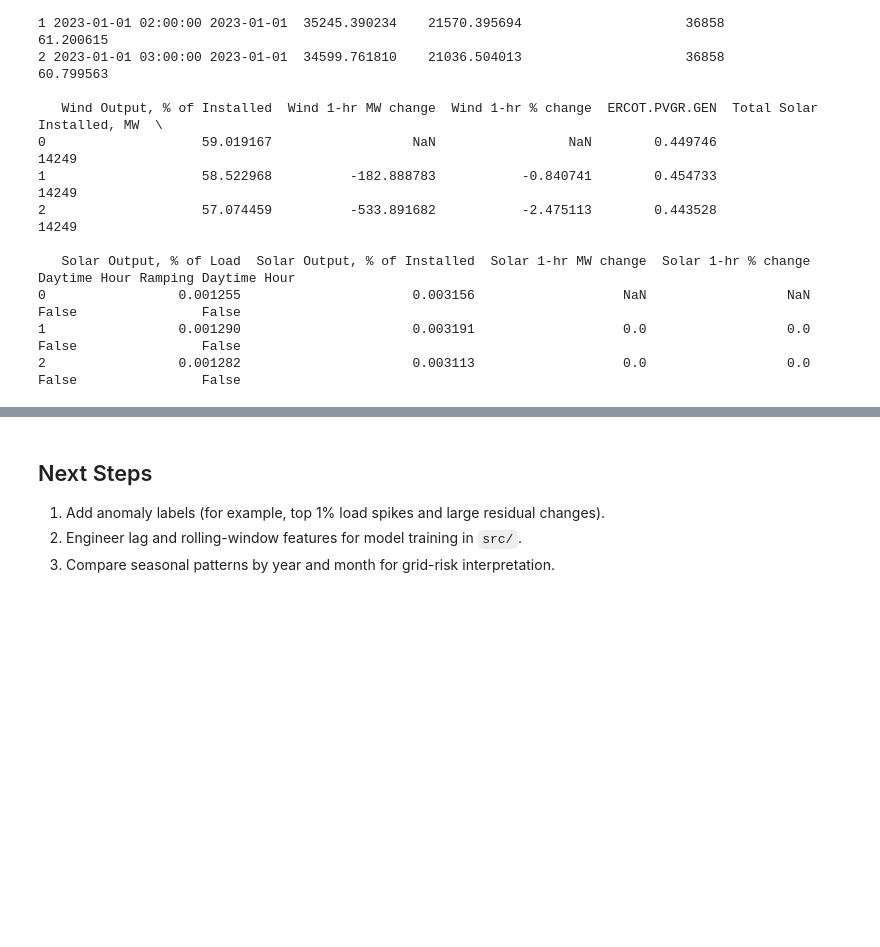
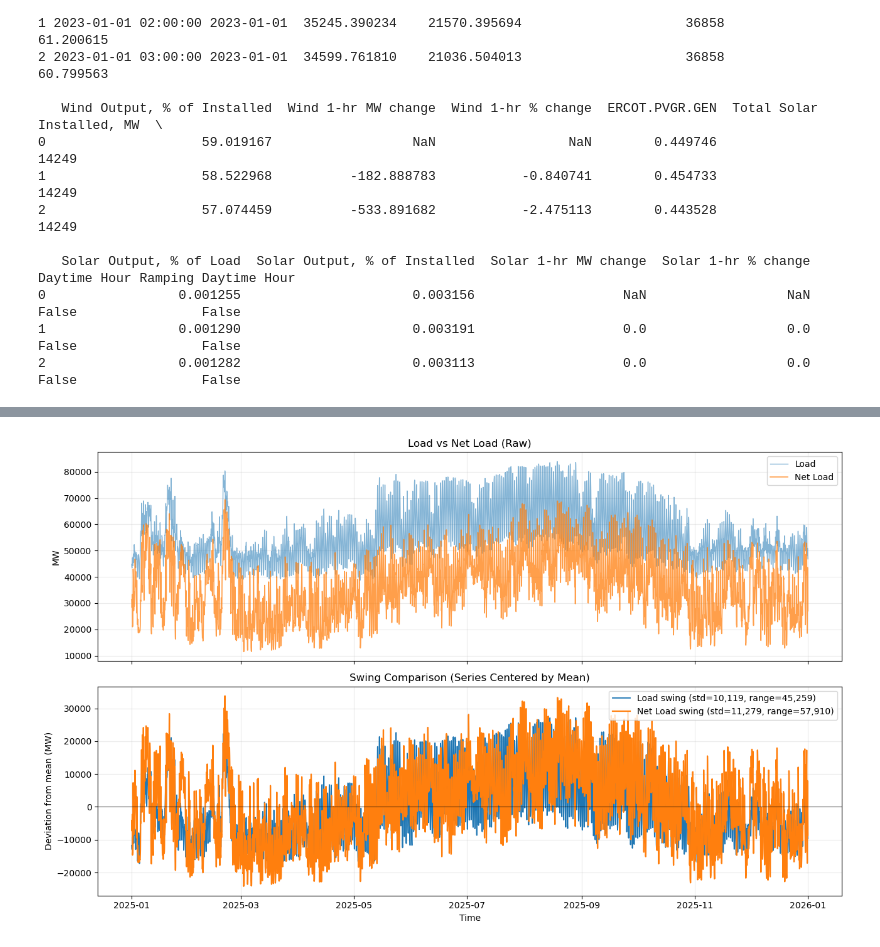
Before and after one commit to kylezlin-hub/Renewable-PowerGrid-Risk, a Jupyter notebook: notebooks/data_exploration.ipynb, the cells around one changed output, grey strips where cells are left out. Saved outputs shown, nothing was run; the diff lists cells and outputs as text; code cells hidden in the pictures; blank space fills up the shorter version.

Commit message:
Added Risk metrics

```diff
--- a/notebooks/data_exploration.ipynb
+++ b/notebooks/data_exploration.ipynb
@@ -148,5 +133,51 @@ Saved merged dataset to: C:\Renewable-PowerGrid-Risk\data\processed\hourly_load_
-# %% [markdown]
-## Next Steps
-1. Add anomaly labels (for example, top 1% load spikes and large residual changes).
-2. Engineer lag and rolling-window features for model training in `src/`.
-3. Compare seasonal patterns by year and month for grid-risk interpretation.
+# %%
+import matplotlib.pyplot as plt
+import numpy as np
+
+tmp = df[df["datetime"] >= "2025-01-01"].copy()  # Filter for recent data
+
+# Center each series so we compare swing/volatility instead of absolute level
+tmp["load_centered"] = tmp["ERCOT.LOAD"] - tmp["ERCOT.LOAD"].mean()
+tmp["net_load_centered"] = tmp["NET_LOAD"] - tmp["NET_LOAD"].mean()
+
+load_std = tmp["ERCOT.LOAD"].std()
+net_std = tmp["NET_LOAD"].std()
+load_ptp = np.ptp(tmp["ERCOT.LOAD"])
+net_ptp = np.ptp(tmp["NET_LOAD"])
+
+fig, axes = plt.subplots(2, 1, figsize=(13, 8), sharex=True)
+
+# Panel 1: Raw series (kept light for context)
+axes[0].plot(tmp["datetime"], tmp["ERCOT.LOAD"], label="Load", alpha=0.55, linewidth=1.0)
+axes[0].plot(tmp["datetime"], tmp["NET_LOAD"], label="Net Load", alpha=0.75, linewidth=1.2)
+axes[0].set_title("Load vs Net Load (Raw)")
+axes[0].set_ylabel("MW")
+axes[0].legend(loc="upper right")
+axes[0].grid(alpha=0.25)
+
+# Panel 2: Centered series (clear swing comparison)
+axes[1].plot(
+    tmp["datetime"],
+    tmp["load_centered"],
+    label=f"Load swing (std={load_std:,.0f}, range={load_ptp:,.0f})",
+    linewidth=1.3,
+    color="tab:blue",
+)
+axes[1].plot(
+    tmp["datetime"],
+    tmp["net_load_centered"],
+    label=f"Net Load swing (std={net_std:,.0f}, range={net_ptp:,.0f})",
+    linewidth=1.6,
+    color="tab:orange",
+)
+axes[1].axhline(0, color="black", linewidth=0.8, alpha=0.6)
+axes[1].set_title("Swing Comparison (Series Centered by Mean)")
+axes[1].set_xlabel("Time")
+axes[1].set_ylabel("Deviation from mean (MW)")
+axes[1].legend(loc="upper right")
+axes[1].grid(alpha=0.25)
+
+plt.tight_layout()
+plt.show()
+# %% [output]
+[figure, added]
```
Also changed, not shown: parts of 2 cells of this notebook, 2 other files.
